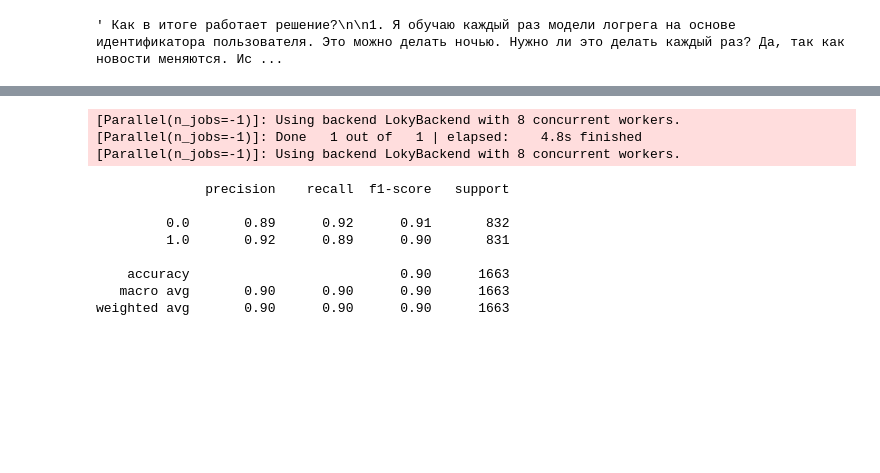
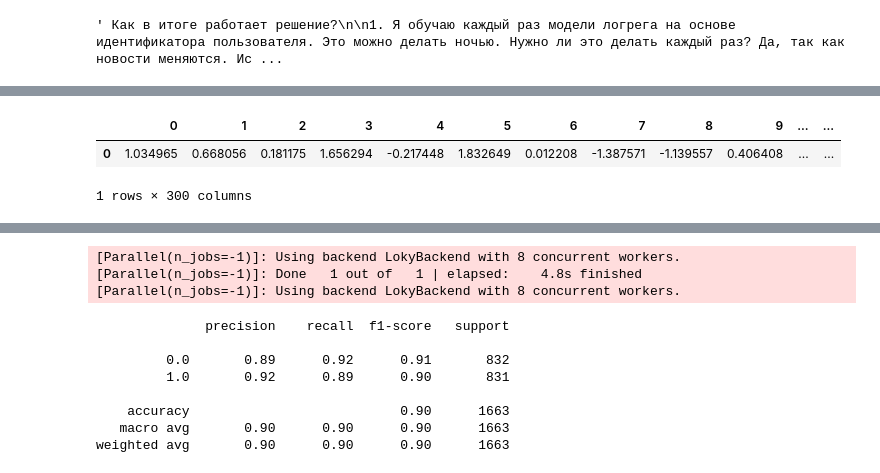
Before and after one commit to pingmehard/newsbot, a Jupyter notebook: test.ipynb, the cells around one changed output, grey strips where cells are left out. Saved outputs shown, nothing was run; the diff lists cells and outputs as text; code cells hidden in the pictures; blank space fills up the shorter version.

```diff
--- a/test.ipynb
+++ b/test.ipynb
@@ -143,0 +239,8 @@ X_df['splits'] = X_df.index % n_splits
+# %%
+vec = to_navec('Блондинка говорит: "Сделайте свой шампунь лучше"')
+# %%
+pd.DataFrame(vec).T
+# %% [output]
+|  | 0 | 1 | 2 | 3 | 4 | 5 | 6 | 7 | 8 | 9 | ... | ... |
+| 0 | 1.034965 | 0.668056 | 0.181175 | 1.656294 | -0.217448 | 1.832649 | 0.012208 | -1.387571 | -1.139557 | 0.406408 | ... | ... |
+1 rows × 300 columns
```
Also changed, not shown: parts of 11 cells of this notebook.
